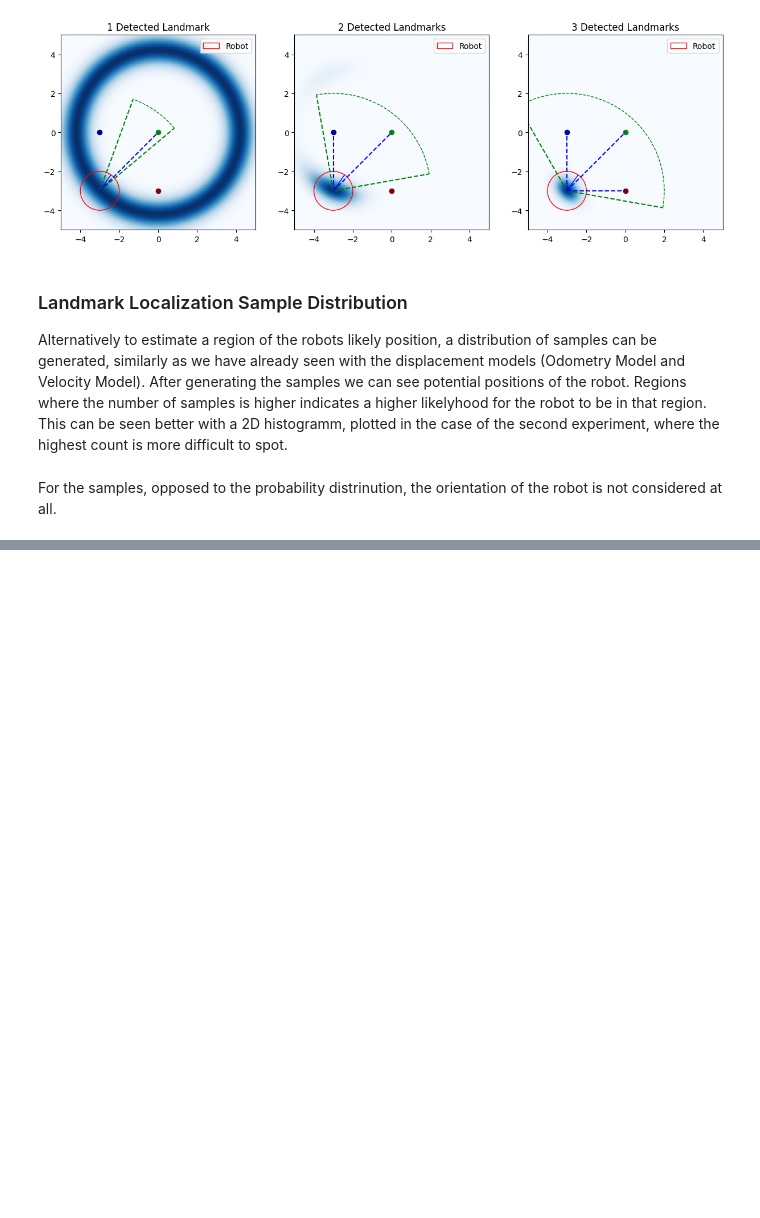
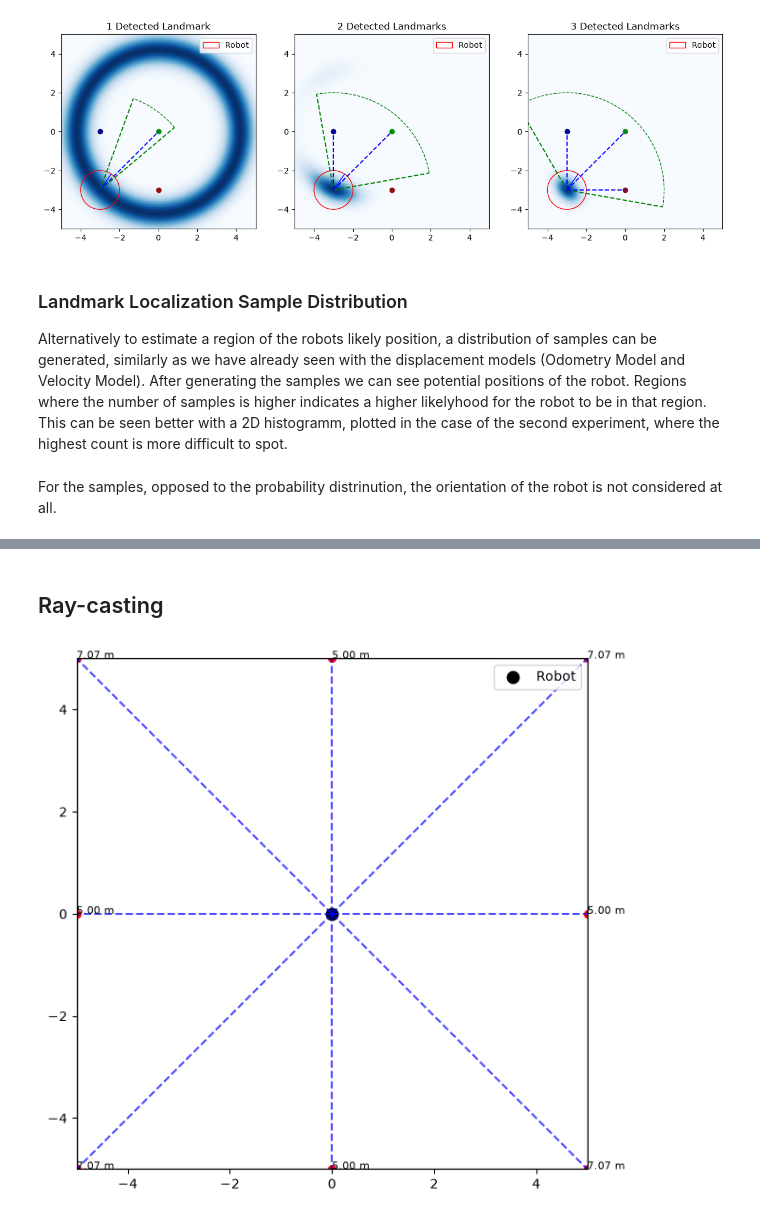
Before and after one commit to jtu-hub/UFRJ-COE-841, a Jupyter notebook: trabalho 2.ipynb, the cells around one changed output, grey strips where cells are left out. Saved outputs shown, nothing was run; the diff lists cells and outputs as text; code cells hidden in the pictures; blank space fills up the shorter version.

Commit message:
start ray casting implementation

```diff
--- a/trabalho 2.ipynb
+++ b/trabalho 2.ipynb
@@ -356,0 +359,2 @@ Robot(best_pos, name="Highest Count Position").draw(ax6, r=0.5, linestyles=['--'
+# %% [markdown]
+## Ray-casting
@@ -356,0 +466,50 @@ Robot(best_pos, name="Highest Count Position").draw(ax6, r=0.5, linestyles=['--'
+# %%
+obstacle_map = ObstacleMap([
+    Segment((-5, -5), (5, -5)),
+    Segment((5, -5), (5, 5)),
+    Segment((5, 5), (-5, 5)),
+    Segment((-5, 5), (-5, -5))
+])
+
+
+robot_pos = (0, 0)
+
+ray_angles = [
+    0,
+    np.pi / 4,
+    np.pi / 2,
+    3 * np.pi / 4,
+    np.pi,
+    5 * np.pi / 4,
+    3 * np.pi / 2,
+    7 * np.pi / 4
+]
+
+fig, ax = plt.subplots(figsize=(7, 7))
+
+# mapa
+obstacle_map.draw(ax)
+
+# robô
+ax.scatter(
+    robot_pos[0],
+    robot_pos[1],
+    color='black',
+    s=80,
+    label='Robot'
+)
+
+# raios
+draw_ray_cast_test(
+    ax,
+    robot_pos,
+    ray_angles,
+    obstacle_map,
+    max_range=10
+)
+
+ax.set_aspect('equal')
+ax.legend()
+plt.show()
+# %% [output]
+[figure, added]
```
Also changed, not shown: parts of 9 cells of this notebook, 1 other file.
